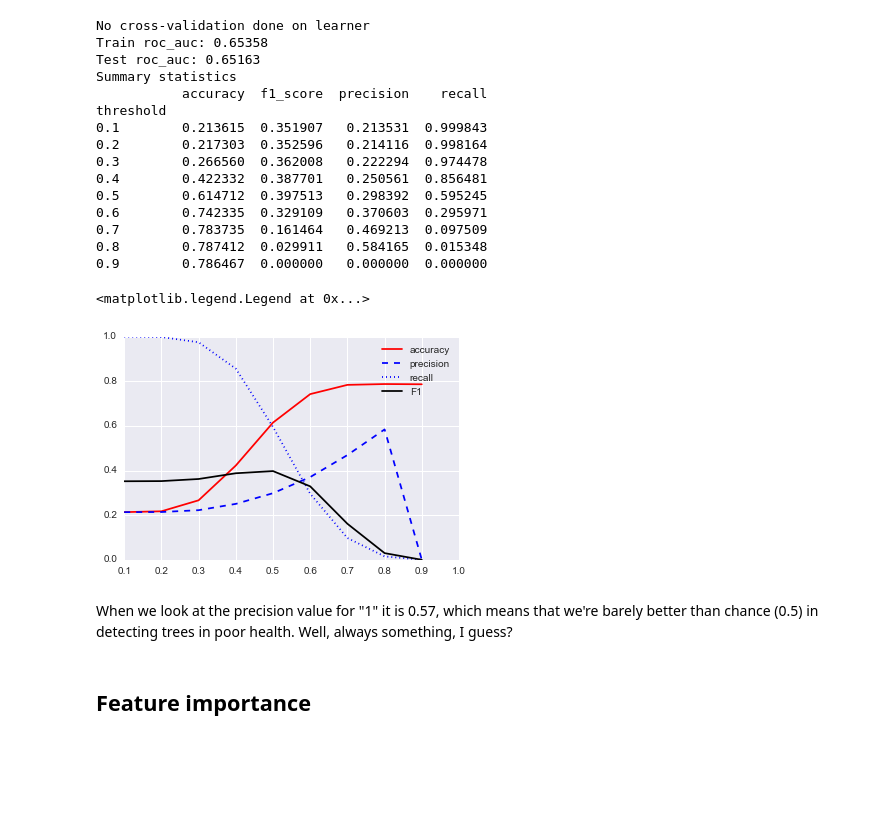
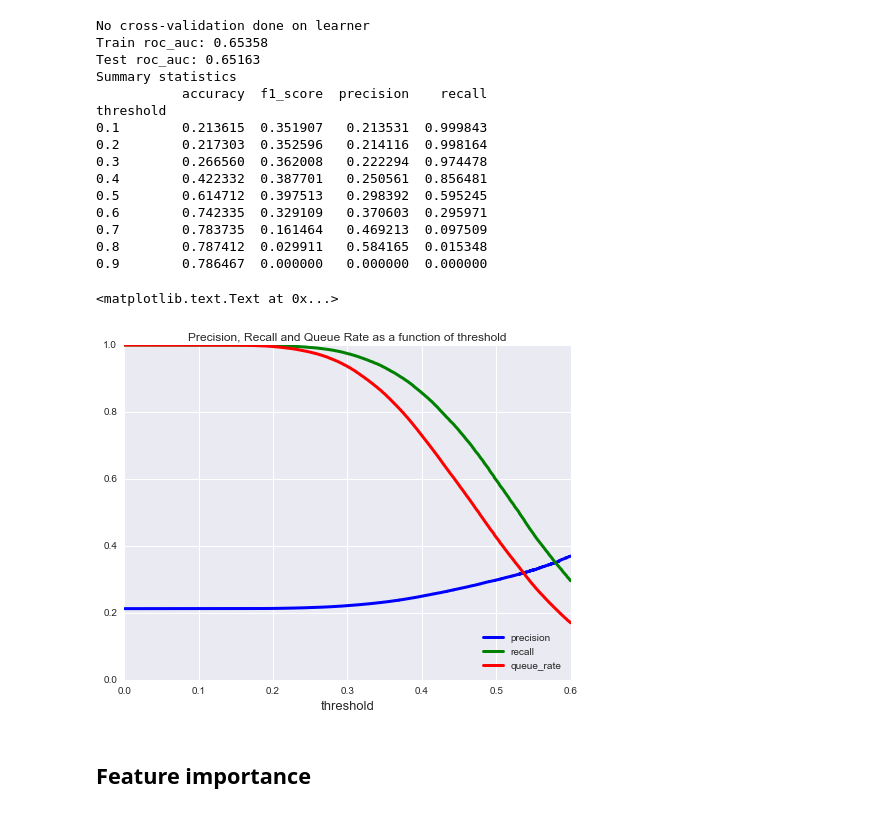
Before and after one commit to zuzannna/HealthyTrees, a Jupyter notebook: Healthy_Trees.ipynb, the cells around one changed output. Saved outputs shown, nothing was run; the diff lists cells and outputs as text; code cells hidden in the pictures; blank space fills up the shorter version.

```diff
--- a/Healthy_Trees.ipynb
+++ b/Healthy_Trees.ipynb
@@ -459,7 +436,7 @@ Percentage correct predictions (true class 1) = 29.84
 # %%
 Xv = {'X_test': X_test, 'X_train': X_train}
 yv = {'y_test': y_test, 'y_train': y_train}
-metrics = mlhelp.print_cross_validation_metrics(Xv, yv, learner)
+metrics_ = mlhelp.print_cross_validation_metrics(Xv, yv, learner)
 # %% [output]
 No cross-validation done on learner
 Train roc_auc: 0.65358
@@ -476,17 +453,27 @@ threshold
 0.7        0.783735  0.161464   0.469213  0.097509
 0.8        0.787412  0.029911   0.584165  0.015348
 0.9        0.786467  0.000000   0.000000  0.000000
-# %%
-fig = plt.figure()
-ax = fig.add_subplot(111)
-
-mlhelp.plot_metrics(metrics, ax)
-ax.legend(loc='upper right')
-# %% [output]
-<matplotlib.legend.Legend at 0x...>
-[figure, removed]
-# %% [markdown]
-When we look at the precision value for "1" it is 0.57, which means that we're barely better than chance (0.5) in detecting trees in poor health. Well, always something, I guess?
+# %%
+y_prob_val = learner.predict_proba(X)
+
+precision_val, recall_val, thresholds_val = metrics.precision_recall_curve(y,y_prob_val[:,1])
+
+thresholds_val = np.append(thresholds_val, 1)
+queue_rate_val = []
+for threshold in thresholds_val:
+    queue_rate_val.append((y_prob_val[:,1] >= threshold).mean())
+
+plt.figure(figsize=(8,6))
+plt.plot(thresholds_val, precision_val, color = 'b', linewidth=3.0)
+plt.plot(thresholds_val, recall_val, color = 'g', linewidth=3.0)
+plt.plot(thresholds_val, queue_rate_val, color = 'r', linewidth=3.0)
+leg = plt.legend(('precision', 'recall', 'queue_rate'),loc="lower right")
+plt.xlabel('threshold', size=13)
+plt.xlim([0.0, 0.6])
+plt.title('Precision, Recall and Queue Rate as a function of threshold')
+# %% [output]
+<matplotlib.text.Text at 0x...>
+[figure, added]
 # %% [markdown]
 ## Feature importance
 # %%
```
Also changed, not shown: parts of 22 cells of this notebook.
